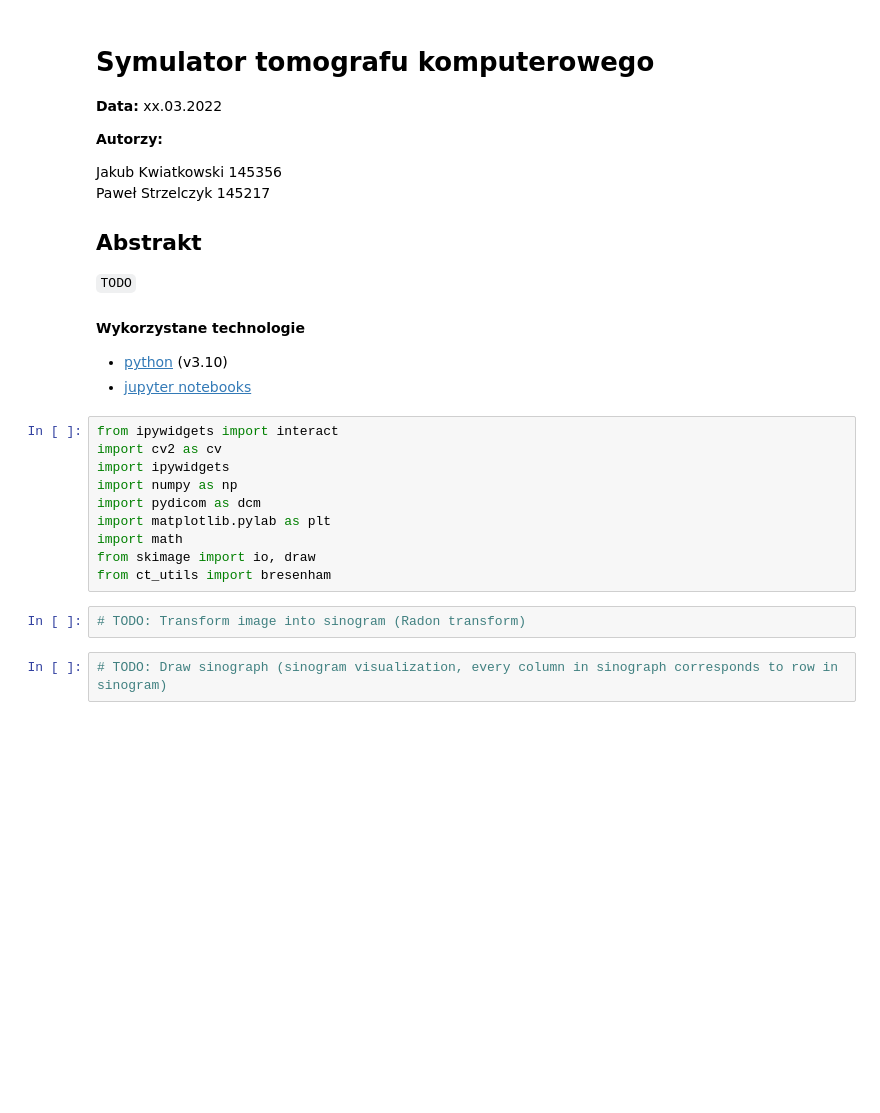
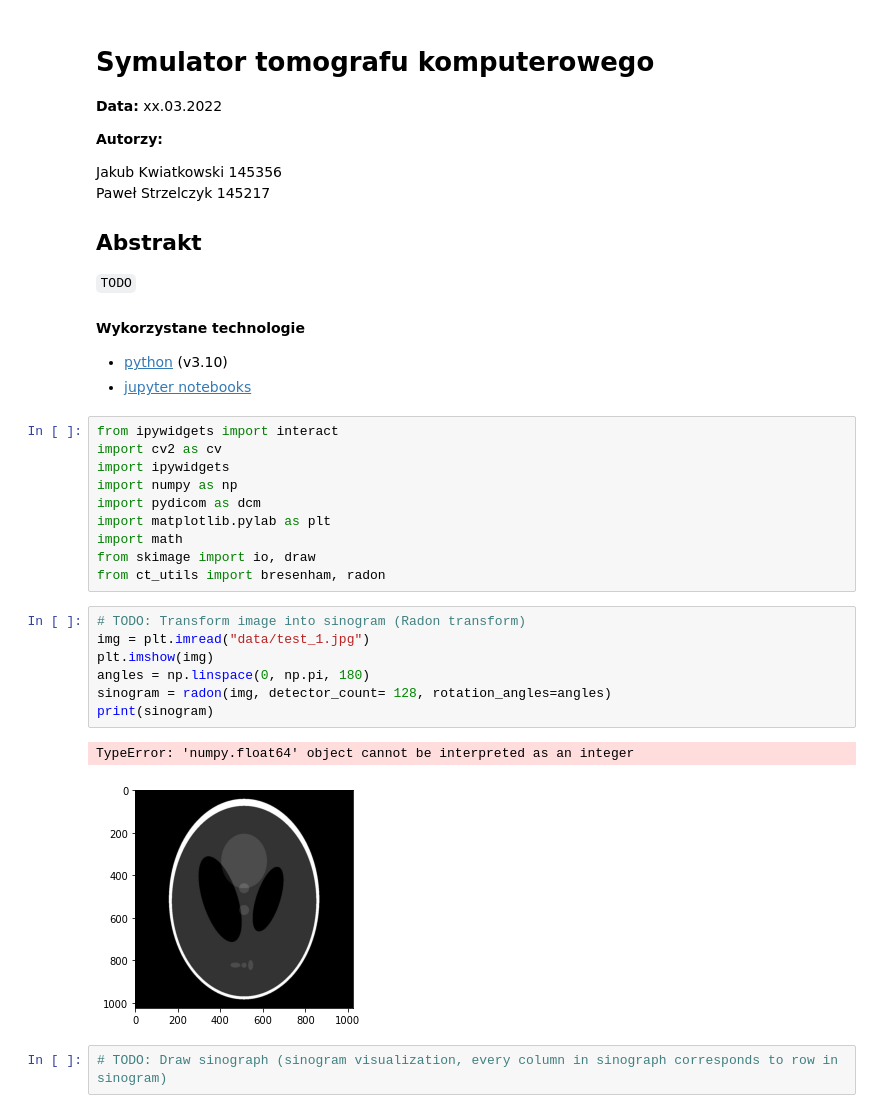
Before and after one commit to codeblessing/S6-IwM, a Jupyter notebook: ct.ipynb, the cells around one changed output. Cells and saved outputs as stored; diff of their text form; blank space fills up the shorter version.

```diff
--- a/ct.ipynb
+++ b/ct.ipynb
@@ -25,9 +25,17 @@ import pydicom as dcm
 import matplotlib.pylab as plt
 import math
 from skimage import io, draw
-from ct_utils import bresenham
+from ct_utils import bresenham, radon
-# %%
-# TODO: Transform image into sinogram (Radon transform)
+# %%
+# TODO: Transform image into sinogram (Radon transform)
+img = plt.imread("data/test_1.jpg")
+plt.imshow(img)
+angles = np.linspace(0, np.pi, 180)
+sinogram = radon(img, detector_count= 128, rotation_angles=angles)
+print(sinogram)
+# %% [output]
+TypeError: 'numpy.float64' object cannot be interpreted as an integer
+[figure, added]
 # %%
 # TODO: Draw sinograph (sinogram visualization, every column in sinograph corresponds to row in sinogram)
 # %%
```
Also changed, not shown: parts of 2 cells of this notebook, 4 other files.
